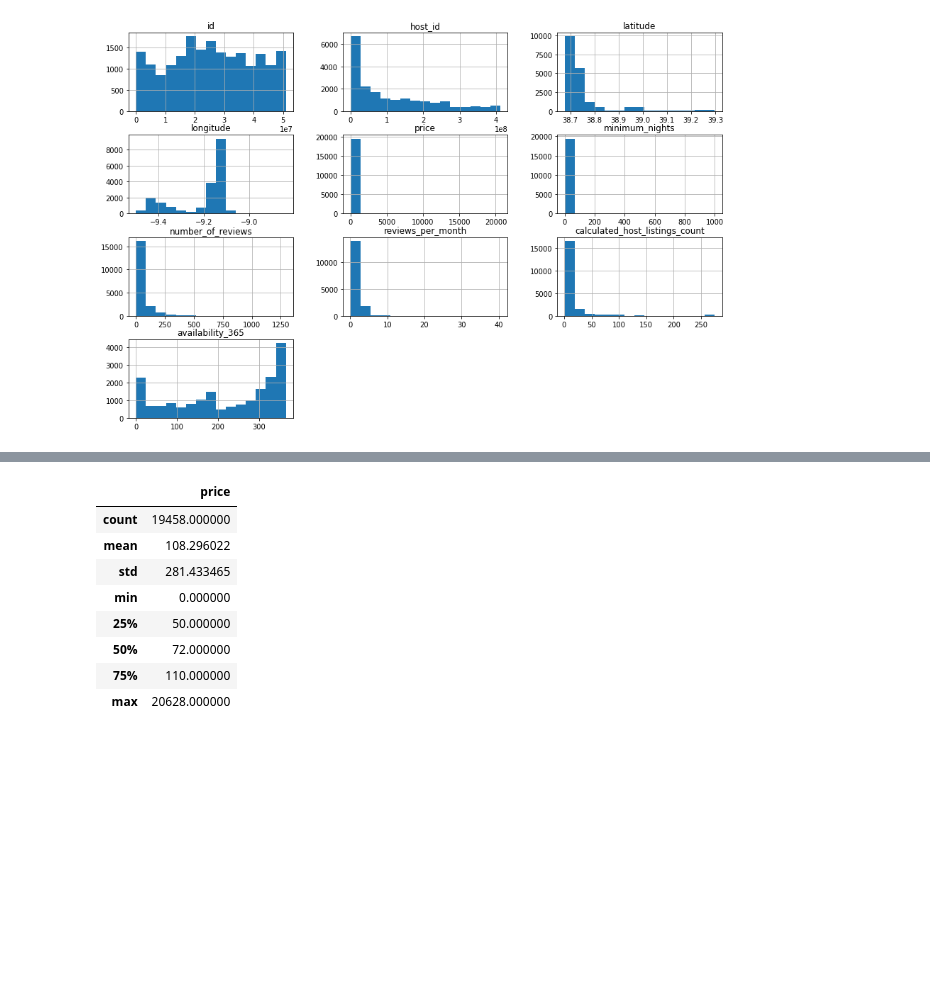
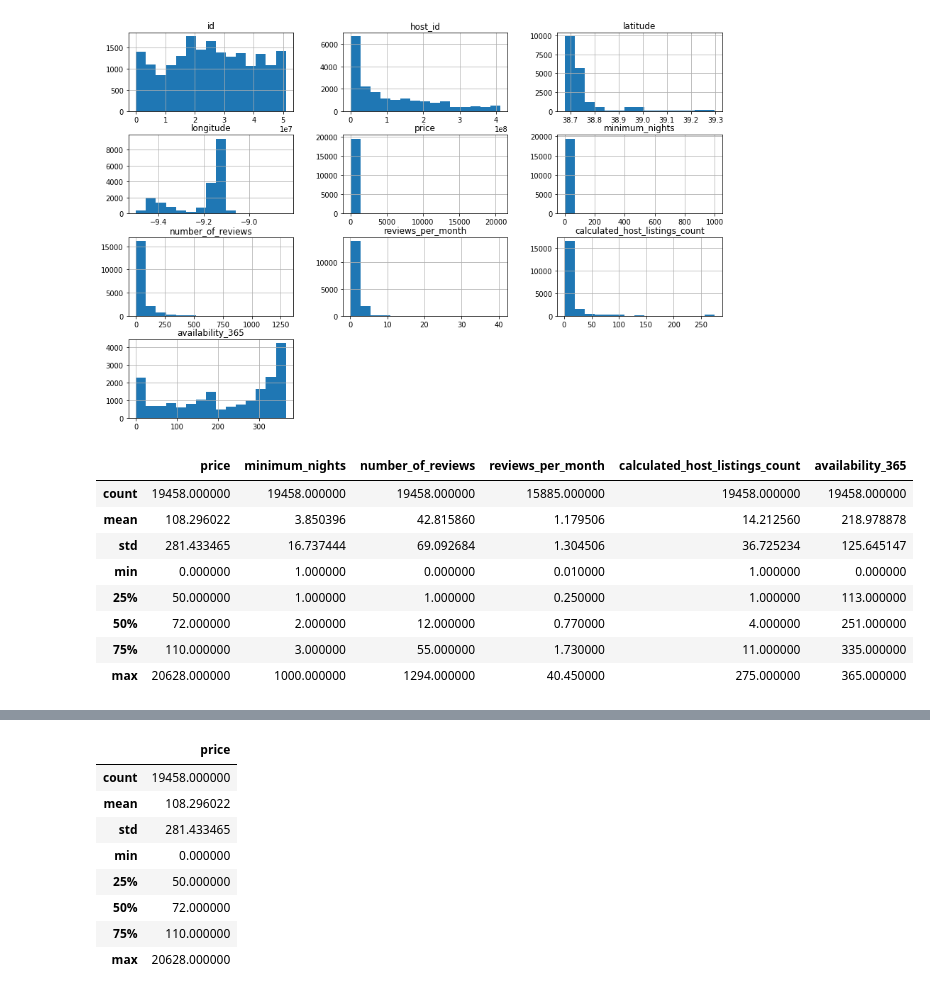
Before and after one commit to charlestreiber/Projeto_Lisboa, a Jupyter notebook: Projeto_Lisboa.ipynb, the cells around one changed output, grey strips where cells are left out. Saved outputs shown, nothing was run; the diff lists cells and outputs as text; code cells hidden in the pictures; blank space fills up the shorter version.

```diff
--- a/Projeto_Lisboa.ipynb
+++ b/Projeto_Lisboa.ipynb
@@ -135,3 +163,17 @@ dtype: float64
 df.hist(bins=15, figsize=(15,10));
 # %% [output]
 [figure]
+# %%
+# ver o resumo estatístico das variáveis numéricas
+df[['price', 'minimum_nights', 'number_of_reviews', 'reviews_per_month',
+    'calculated_host_listings_count', 'availability_365']].describe()
+# %% [output]
+|  | price | minimum_nights | number_of_reviews | reviews_per_month | calculated_host_listings_count | availability_365 |
+| count | 19458.000000 | 19458.000000 | 19458.000000 | 15885.000000 | 19458.000000 | 19458.000000 |
+| mean | 108.296022 | 3.850396 | 42.815860 | 1.179506 | 14.212560 | 218.978878 |
+| std | 281.433465 | 16.737444 | 69.092684 | 1.304506 | 36.725234 | 125.645147 |
+| min | 0.000000 | 1.000000 | 0.000000 | 0.010000 | 1.000000 | 0.000000 |
+| 25% | 50.000000 | 1.000000 | 1.000000 | 0.250000 | 1.000000 | 113.000000 |
+| 50% | 72.000000 | 2.000000 | 12.000000 | 0.770000 | 4.000000 | 251.000000 |
+| 75% | 110.000000 | 3.000000 | 55.000000 | 1.730000 | 11.000000 | 335.000000 |
+| max | 20628.000000 | 1000.000000 | 1294.000000 | 40.450000 | 275.000000 | 365.000000 |
```
Also changed, not shown: parts of 18 cells of this notebook.
